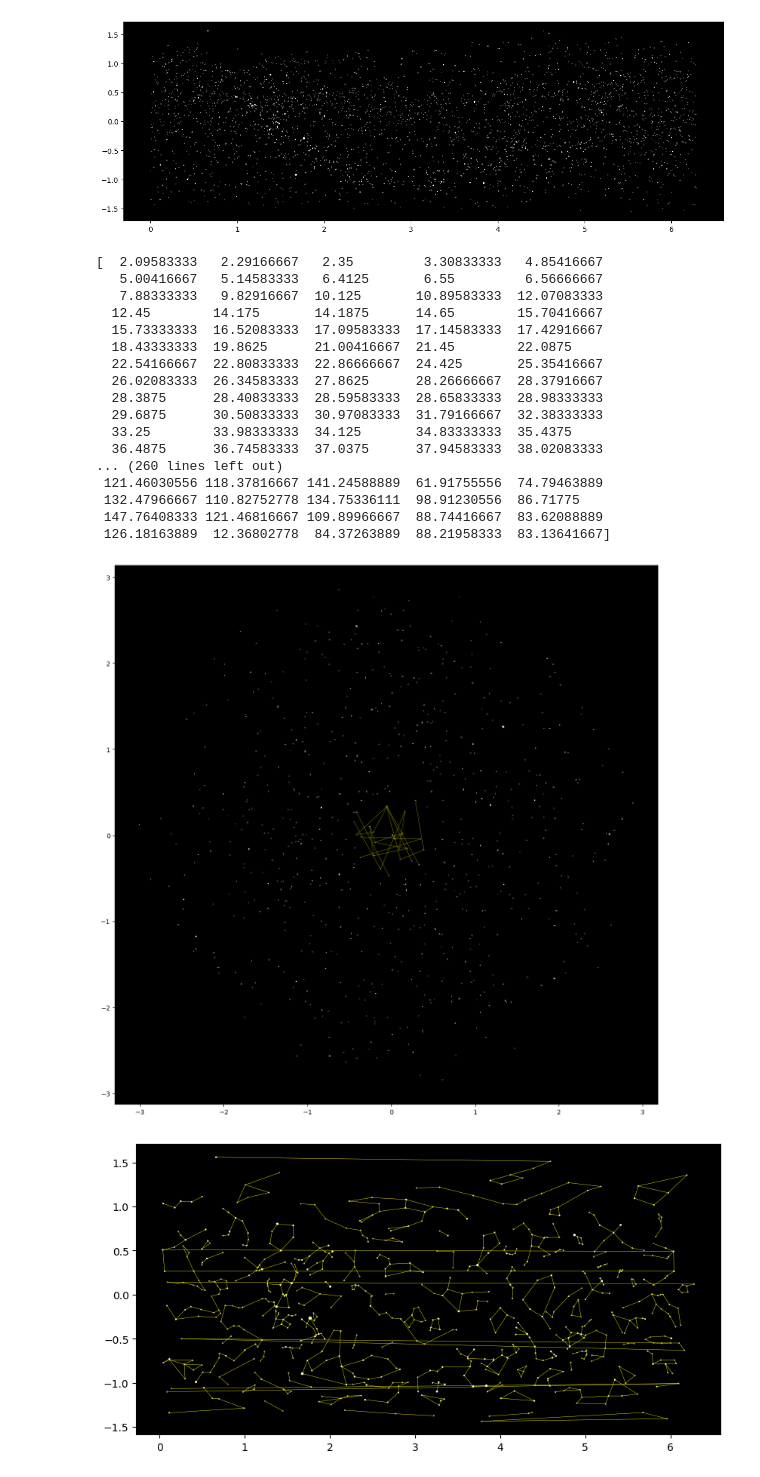
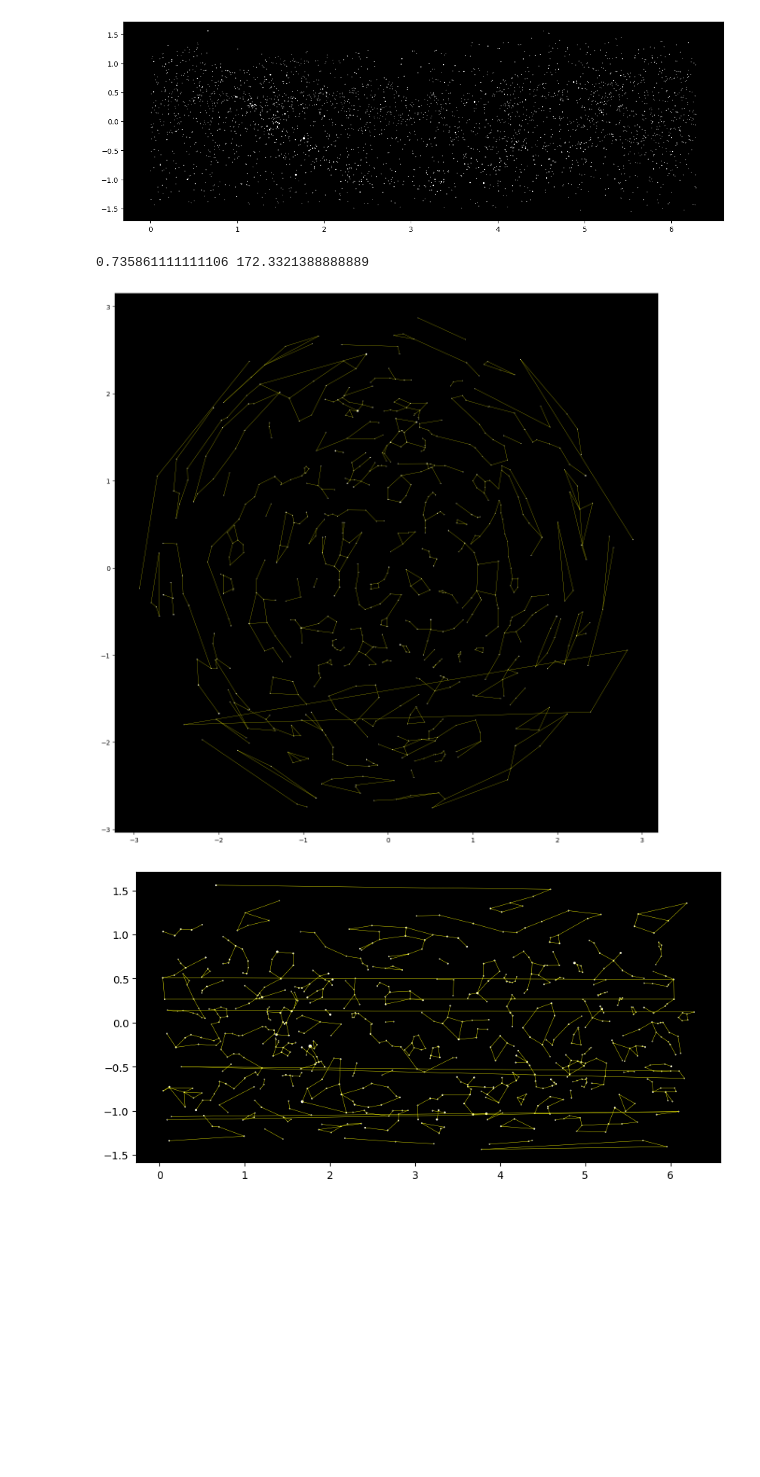
Before and after one commit to fusawa-yugo/Star-Plot, a Jupyter notebook: star_plot/star_plot.ipynb, the cells around one changed output. Drawn from its saved outputs; the diff is of its cells as text; code cells hidden in the pictures; blank space fills up the shorter version.

```diff
--- a/star_plot/star_plot.ipynb
+++ b/star_plot/star_plot.ipynb
@@ -72,8 +72,6 @@ plt.show()
 size=7*np.exp(-1*(lum+2)*np.log(2))
 
 r=1 #半径
-x=r*np.pi*latitude/180*np.cos(longitude)
-y=r*np.pi*latitude/180*np.sin(longitude)
 
 x=r*np.pi*longitude/180
 y=r*np.pi*(-1*latitude+90)/180
@@ -112,10 +110,10 @@ for index in list(df.columns):
 df['経度（度）']=(df['赤経（時）']+df['分経']/60+df['秒経']/3600)*15
 df['緯度（度）']=-1*((df['度緯']+df['分緯']/60+df['秒緯']/3600)-90) #北を0南を180
 
-
 latitude=df['緯度（度）'].values
 longitude=df['経度（度）'].values
 lum=df['等級'].values
+
 
 df2=pd.read_csv('hip_constellation_line.csv')
 for i in ['dot1','dot2']:
@@ -132,48 +130,30 @@ c_table={}
 for i in dots:
     index = df.loc[df['HIP番号'] == i].index[0]
     c_table[i]=index
+# %% [output]
+0.735861111111106 172.3321388888889
 # %%
 def norm(x,y):
     return np.sqrt(x**2+y**2)
 
 size=7*np.exp(-1*(lum+2)*np.log(2))
-print(longitude)
-print(latitude)
 r=1 #半径
-x=r*np.pi*latitude/180*np.cos(longitude)
-y=r*np.pi*latitude/180*np.sin(longitude)
+x=r*np.pi*latitude/180*np.cos(longitude*np.pi/180)
+y=r*np.pi*latitude/180*np.sin(longitude*np.pi/180)
 
 fig, ax = plt.subplots(figsize=(15,15))
 
 ax.patch.set_facecolor('black')
 
 
 ax.scatter(x,y,s=size,color='white')
 
 for i in range(cnt):
     x1,x2,y1,y2=x[c_table[dot1[i]]],x[c_table[dot2[i]]],y[c_table[dot1[i]]],y[c_table[dot2[i]]]
-    if norm(x1,y1)<0.5 and norm(x2,y2)<0.5:
-        plt.plot((x1,x2),(y1,y2),linewidth=0.3,color='yellow')
+    plt.plot((x1,x2),(y1,y2),linewidth=0.3,color='yellow')
 plt.show()
 # %% [output]
-[  2.09583333   2.29166667   2.35         3.30833333   4.85416667
-   5.00416667   5.14583333   6.4125       6.55         6.56666667
-   7.88333333   9.82916667  10.125       10.89583333  12.07083333
-  12.45        14.175       14.1875      14.65        15.70416667
-  15.73333333  16.52083333  17.09583333  17.14583333  17.42916667
-  18.43333333  19.8625      21.00416667  21.45        22.0875
-  22.54166667  22.80833333  22.86666667  24.425       25.35416667
-  26.02083333  26.34583333  27.8625      28.26666667  28.37916667
-  28.3875      28.40833333  28.59583333  28.65833333  28.98333333
-  29.6875      30.50833333  30.97083333  31.79166667  32.38333333
-  33.25        33.98333333  34.125       34.83333333  35.4375
-  36.4875      36.74583333  37.0375      37.94583333  38.02083333
-... (260 lines left out)
- 121.46030556 118.37816667 141.24588889  61.91755556  74.79463889
- 132.47966667 110.82752778 134.75336111  98.91230556  86.71775
- 147.76408333 121.46816667 109.89966667  88.74416667  83.62088889
- 126.18163889  12.36802778  84.37263889  88.21958333  83.13641667]
-[figure, old version]
+[figure, new version]
 # %%
 size=7*np.exp(-1*(lum+2)*np.log(2))
 
```
Also changed, not shown: parts of 3 cells of this notebook.
